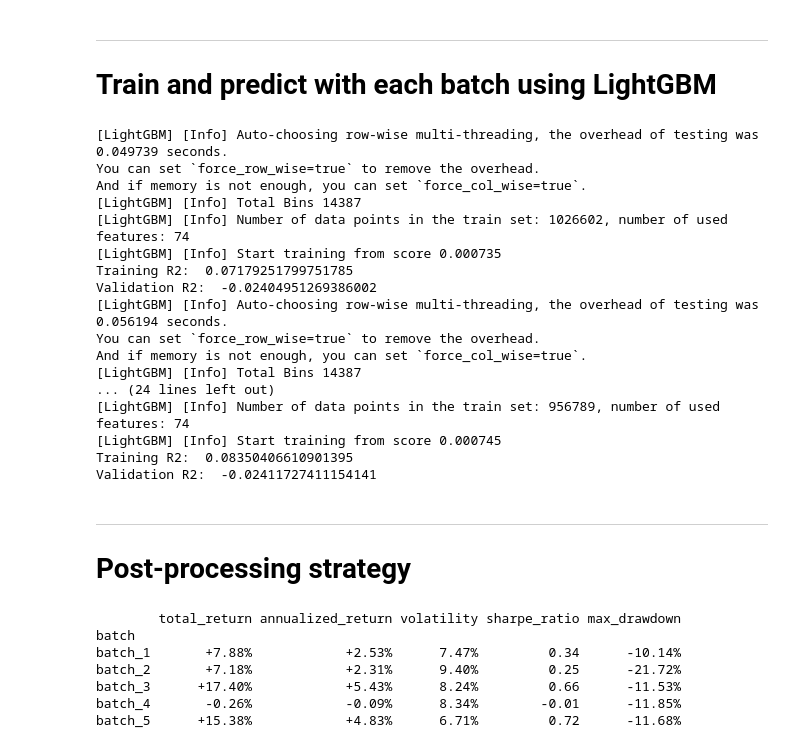
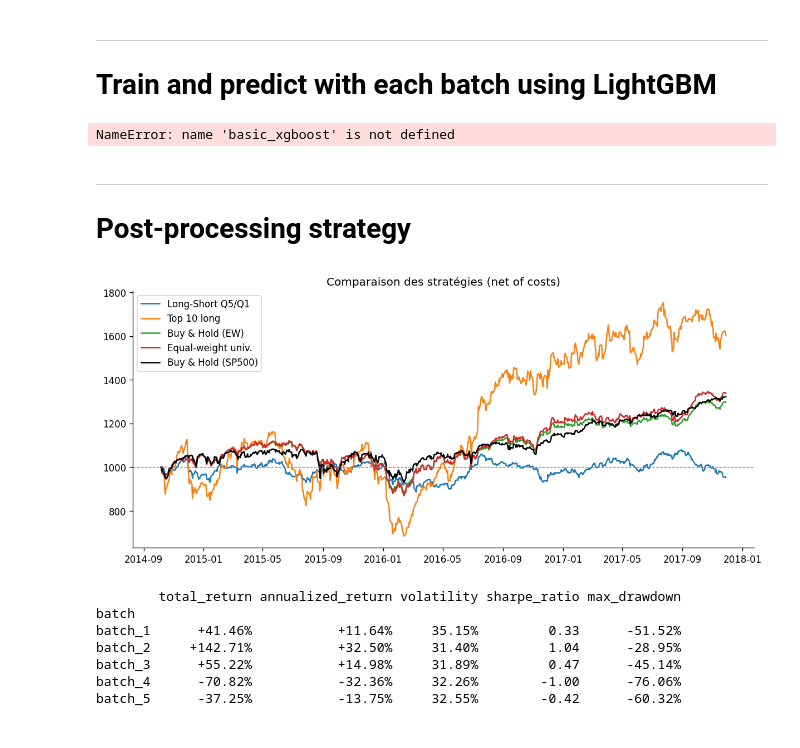
Before and after one commit to leo-wun/Can-Signal-Ensembles-beat-the-S-P500, a Jupyter notebook: notebooks/03_modelling.ipynb, the cells around one changed output. Drawn from its saved outputs; the diff is of its cells as text; code cells hidden in the pictures.

Commit message:
Updated (1) Merge and batch function (2) Modelling backtest logic

```diff
--- a/notebooks/03_modelling.ipynb
+++ b/notebooks/03_modelling.ipynb
@@ -338,25 +151,9 @@ params = {
     'feature_fraction': 0.9
 }
 
-models, y_preds = basic_xgboost(split_batch_dict, params)
+models, y_preds = basic_lightGBM(split_batch_dict, params)
 # %% [output]
-[LightGBM] [Info] Auto-choosing row-wise multi-threading, the overhead of testing was 0.049739 seconds.
-You can set `force_row_wise=true` to remove the overhead.
-And if memory is not enough, you can set `force_col_wise=true`.
-[LightGBM] [Info] Total Bins 14387
-[LightGBM] [Info] Number of data points in the train set: 1026602, number of used features: 74
-[LightGBM] [Info] Start training from score 0.000735
-Training R2:  0.07179251799751785
-Validation R2:  -0.02404951269386002
-[LightGBM] [Info] Auto-choosing row-wise multi-threading, the overhead of testing was 0.056194 seconds.
-You can set `force_row_wise=true` to remove the overhead.
-And if memory is not enough, you can set `force_col_wise=true`.
-[LightGBM] [Info] Total Bins 14387
-... (24 lines left out)
-[LightGBM] [Info] Number of data points in the train set: 956789, number of used features: 74
-[LightGBM] [Info] Start training from score 0.000745
-Training R2:  0.08350406610901395
-Validation R2:  -0.02411727411154141
+NameError: name 'basic_xgboost' is not defined
 # %% [markdown]
 ---
 # Post-processing strategy
@@ -363,15 +356,53 @@ Validation R2:  -0.02411727411154141
+# %%
+
+# ── Parameters ────────────────────────────────────────────────────────────────
+N                  = 1000   # Capital initial
+LONG_WEIGHT        = 0.50    # 50% long sur top xx%
+SHORT_WEIGHT       = 0.10    # 10% short sur bottom xx%
+TRADING_COST       = 0.001    # frais de transaction
+BORROW_COST_ANNUAL = 0.01    # 1% coût d'emprunt annuel sur le short leg
+TRADING_DAYS       = 252
+
+BH, date_range = buy_and_hold(pd.read_parquet(config.GSPC_PATH_CLEAN), initial_capital=N, start_date=y_preds['batch_1'].index.min()[0], end_date=y_preds['batch_1'].index.max()[0])
+
+cost_model = CostModel(trading_cost=TRADING_COST, borrow_cost_annual=BORROW_COST_ANNUAL)
+
+strategies = {
+    "Long-Short Q5/Q1" : LongShortQuantile(long_pct=0.10, short_pct=0.10),
+    "Top 10 long"      : TopK(k=10),
+    "Buy & Hold (EW)"  : BuyAndHold(),
+    "Equal-weight univ.": EqualWeightUniverse(),
+}
+
+fig, ax = plt.subplots(figsize=(12, 5))
+
+for label, strat in strategies.items():
+    weights = strat.compute_weights(y_preds['batch_1'].rename(columns={'ret_pred' : 'prediction'}))
+    result  = Backtester(cost_model, initial_capital=N).run(weights, split_batch_dict['batch_1']['validation'][['target']].rename(columns={'target' : 'ret'}))
+    ax.plot(result.index, result["portfolio_value"], label=label)
+
+ax.plot(result.index, BH.loc[0:BH.shape[0]-2], color='black', label='Buy & Hold (SP500)')
+
+ax.axhline(1000, color="grey", linestyle="--", linewidth=0.8)
+ax.set_title("Comparaison des stratégies (net of costs)")
+ax.legend()
+plt.show()
+# %% [output]
+[figure, added]
 # %%
-top_20s, bottom_20s = top_bottom(split_batch_dict, y_preds, 0.80)
+top_s, bottom_s = top_bottom(split_batch_dict, y_preds, threshold=0.99, y_true='validation')
 
 # ── Paramètres ────────────────────────────────────────────────────────────────
-N                  = 1_000   # Capital initial
-LONG_WEIGHT        = 0.50    # 50% long sur top 20%
-SHORT_WEIGHT       = 0.10    # 10% short sur bottom 20%
-TRADING_COST       = 0.0    # frais de transaction
+N                  = 1000   # Capital initial
+LONG_WEIGHT        = 0.50    # 50% long sur top xx%
+SHORT_WEIGHT       = 0.10    # 10% short sur bottom xx%
+TRADING_COST       = 0.001    # frais de transaction
 BORROW_COST_ANNUAL = 0.01    # 1% coût d'emprunt annuel sur le short leg
 TRADING_DAYS       = 252
 
-portfolios, metrics = portfolio_value(top_20s, bottom_20s, N, LONG_WEIGHT, SHORT_WEIGHT, TRADING_COST, BORROW_COST_ANNUAL)
+
+
+portfolios, metrics = portfolio_value(top_s, bottom_s, N, LONG_WEIGHT, SHORT_WEIGHT, TRADING_COST, BORROW_COST_ANNUAL)
 print(metrics.to_string(formatters={
     'total_return':      '{:+.2%}'.format,
     'annualized_return': '{:+.2%}'.format,
@@ -384,8 +415,8 @@ BH, date_range = buy_and_hold(pd.read_parquet(config.GSPC_PATH_CLEAN), initial_c
 # %% [output]
         total_return annualized_return volatility sharpe_ratio max_drawdown
 batch
-batch_1       +7.88%            +2.53%      7.47%         0.34      -10.14%
-batch_2       +7.18%            +2.31%      9.40%         0.25      -21.72%
-batch_3      +17.40%            +5.43%      8.24%         0.66      -11.53%
-batch_4       -0.26%            -0.09%      8.34%        -0.01      -11.85%
-batch_5      +15.38%            +4.83%      6.71%         0.72      -11.68%
+batch_1      +41.46%           +11.64%     35.15%         0.33      -51.52%
+batch_2     +142.71%           +32.50%     31.40%         1.04      -28.95%
+batch_3      +55.22%           +14.98%     31.89%         0.47      -45.14%
+batch_4      -70.82%           -32.36%     32.26%        -1.00      -76.06%
+batch_5      -37.25%           -13.75%     32.55%        -0.42      -60.32%
```
Also changed, not shown: parts of 8 cells of this notebook, 5 other files.
